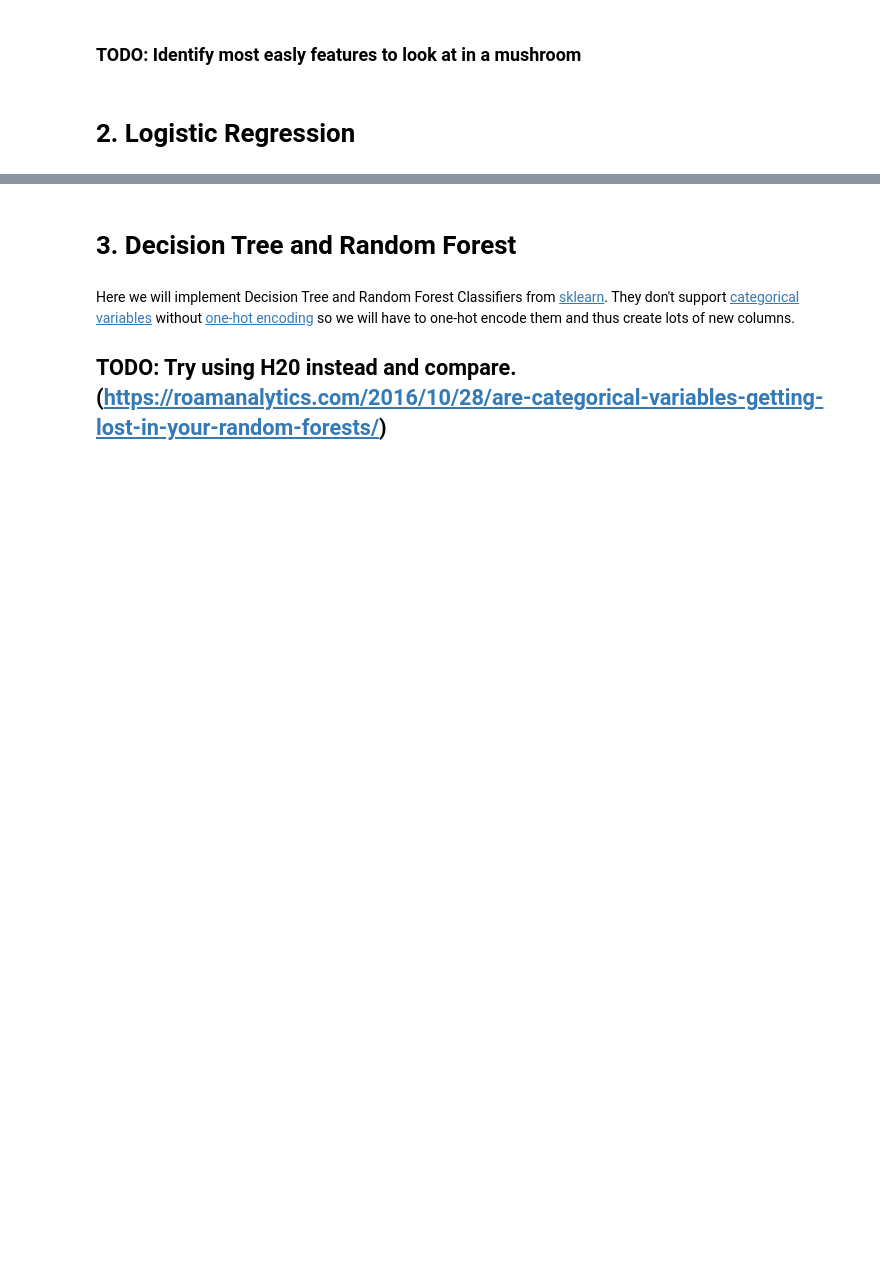
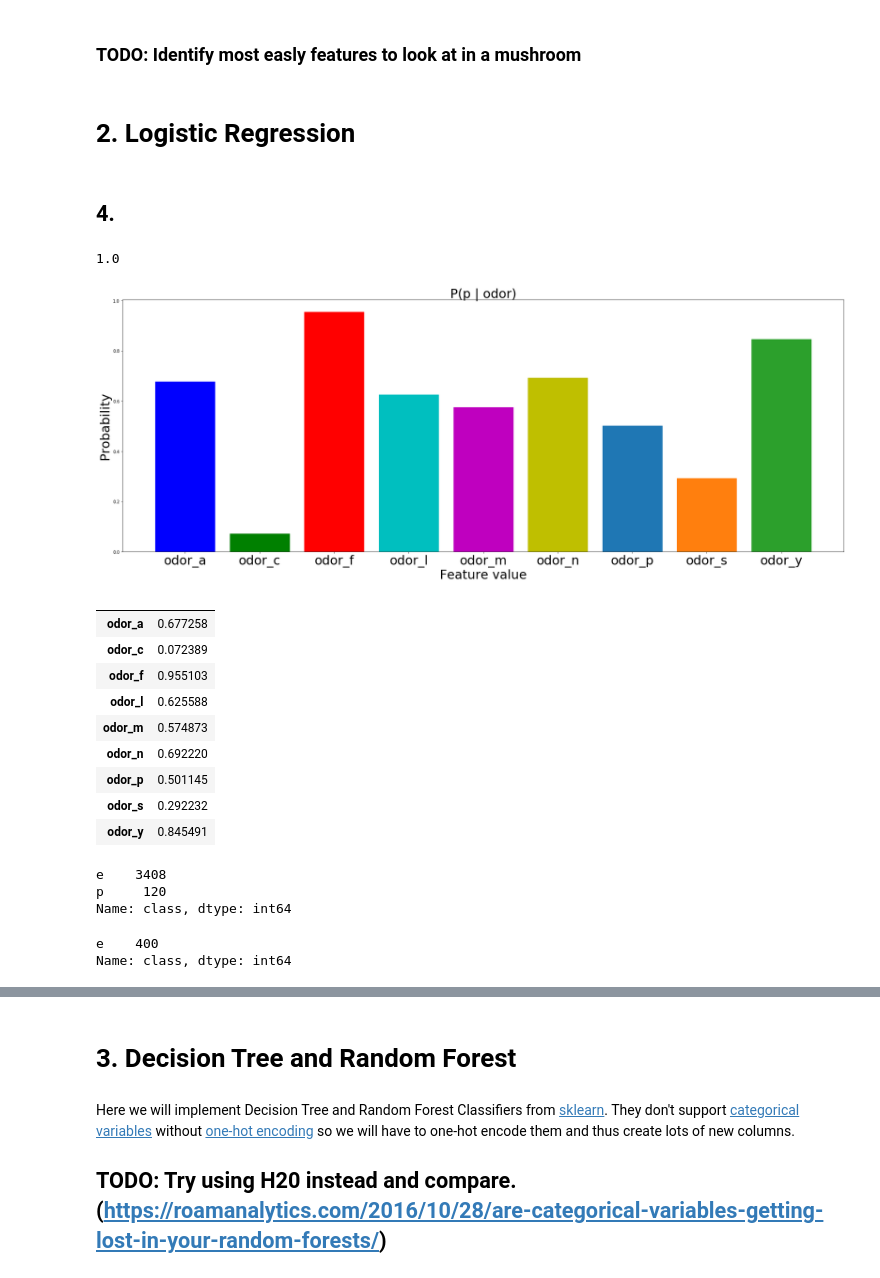
Before and after one commit to QuirkyDataScientist1978/GWU-Machine-Learning-1-Fall-2018-Mushroom-Classification-Project, a Jupyter notebook: mushrooms.ipynb, the cells around one changed output, grey strips where cells are left out. Saved outputs shown, nothing was run; the diff lists cells and outputs as text; code cells hidden in the pictures; blank space fills up the shorter version.

```diff
--- a/mushrooms.ipynb
+++ b/mushrooms.ipynb
@@ -190,3 +192,10 @@ Based on this, we can see that `stalk-root` is probably not one of the most powe
+# %%
+# Gets the dataset without the problematic feature
+mushrooms_no_stalk_root = mushrooms.drop("stalk-root", axis = 1)
+# Gets the raw dataset with missing values as np.NaN
+mushrooms_raw_NaN = mushrooms.replace("?", np.NaN)
+# Gets the dataset without missing values
+mushrooms_without_NaN = mushrooms_raw_NaN.dropna()
 # %% [markdown]
 We could also impute the missing values by mode imputation
 # %%
@@ -270,0 +281,14 @@ from sklearn.model_selection import StratifiedKFold
+# %% [markdown]
+## 4.
+# %%
+X = mushrooms_without_NaN.drop("class", axis = 1)
+X = pd.get_dummies(X).values
+y = mushrooms_without_NaN["class"].values
+le = LabelEncoder()
+y = le.fit_transform(y)
+X_train, X_test, y_train, y_test = train_test_split(X, y, test_size = 0.3, random_state = 0, stratify = y)
+logreg = LogisticRegression()
+logreg.fit(X_train, y_train)
+logreg.score(X_test, y_test)
+# %% [output]
+1.0
@@ -270,0 +380,25 @@ from sklearn.model_selection import StratifiedKFold
+# %%
+plot_distribution("odor", "p")
+# %% [output]
+[figure, added]
+|  |  |
+| odor_a | 0.677258 |
+| odor_c | 0.072389 |
+| odor_f | 0.955103 |
+| odor_l | 0.625588 |
+| odor_m | 0.574873 |
+| odor_n | 0.692220 |
+| odor_p | 0.501145 |
+| odor_s | 0.292232 |
+| odor_y | 0.845491 |
+# %%
+mushrooms[mushrooms["odor"] == "n"]["class"].value_counts()
+# %% [output]
+e    3408
+p     120
+Name: class, dtype: int64
+# %%
+mushrooms[mushrooms["odor"] == "a"]["class"].value_counts()
+# %% [output]
+e    400
+Name: class, dtype: int64
```
Also changed, not shown: parts of 35 cells of this notebook.
